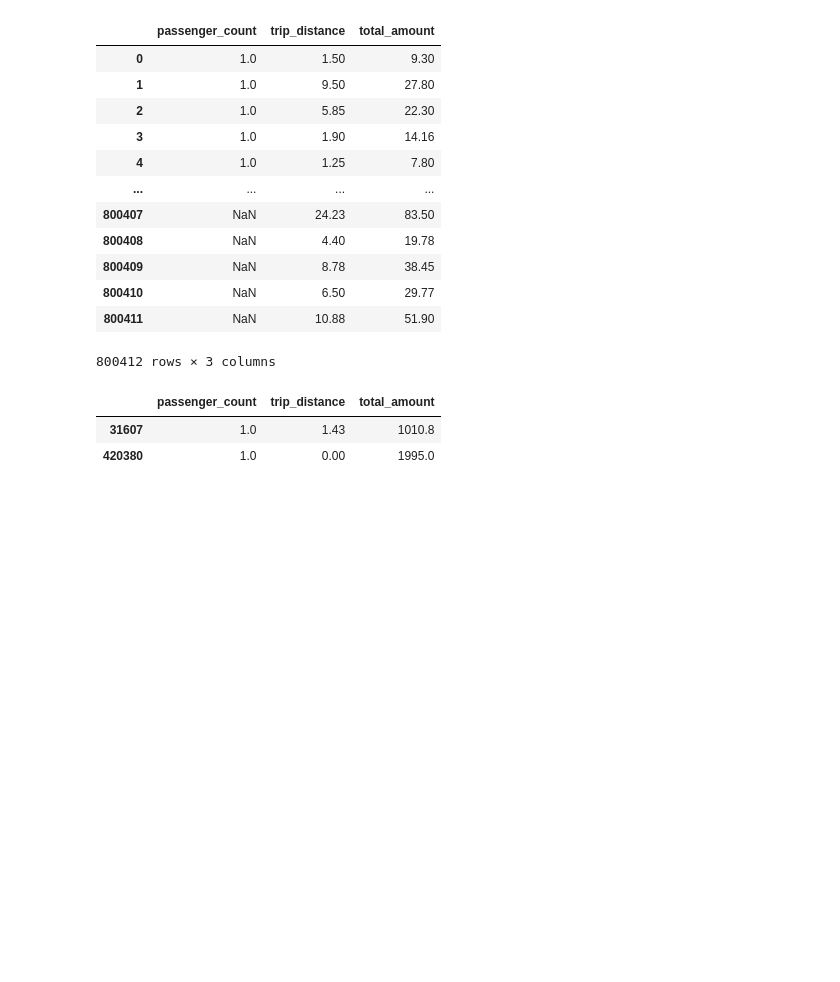
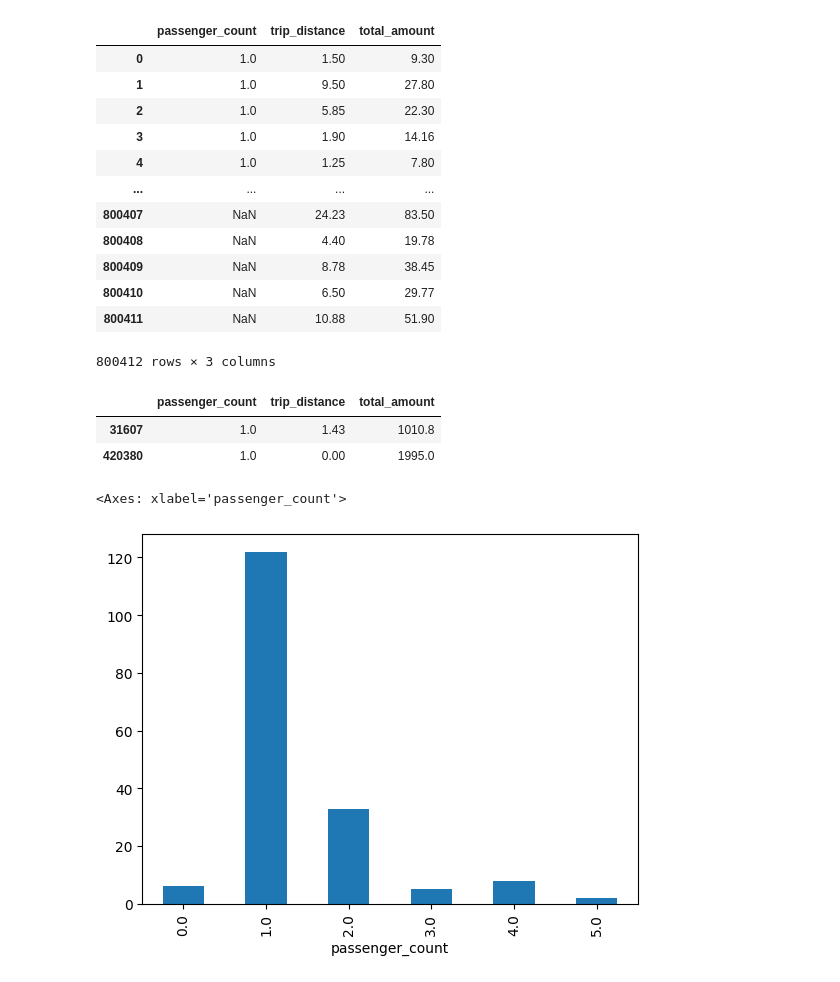
Before and after one commit to opagani/https-github.com-opagani-2024-08Aug-cleaning, a Jupyter notebook: LernerPython - 2024-08Aug-chaining.ipynb, the cells around one changed output. Drawn from its saved outputs; the diff is of its cells as text; code cells hidden in the pictures; blank space fills up the shorter version.

```diff
--- a/LernerPython - 2024-08Aug-chaining.ipynb
+++ b/LernerPython - 2024-08Aug-chaining.ipynb
@@ -302,3 +302,15 @@ df
 |  | passenger_count | trip_distance | total_amount |
 | 31607 | 1.0 | 1.43 | 1010.8 |
 | 420380 | 1.0 | 0.00 | 1995.0 |
+# %%
+(
+    df
+    .loc[
+        ((df['total_amount'] > 100) & (df['trip_distance'] < 10))
+    ]
+    .groupby('passenger_count')['trip_distance'].count()
+    .plot.bar()
+)
+# %% [output]
+<Axes: xlabel='passenger_count'>
+[figure, added]
```
Also changed, not shown: parts of 1 cell of this notebook.
